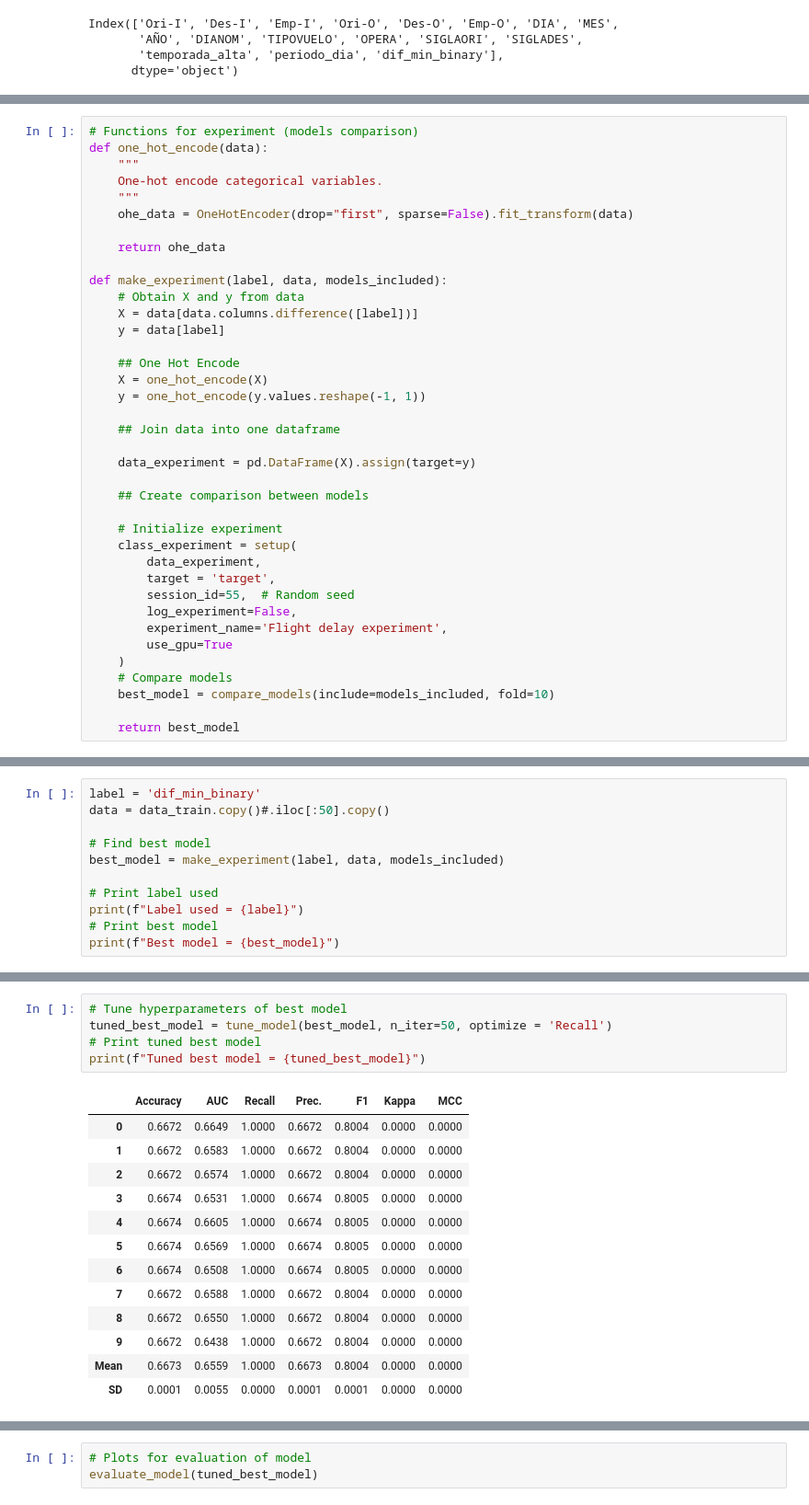
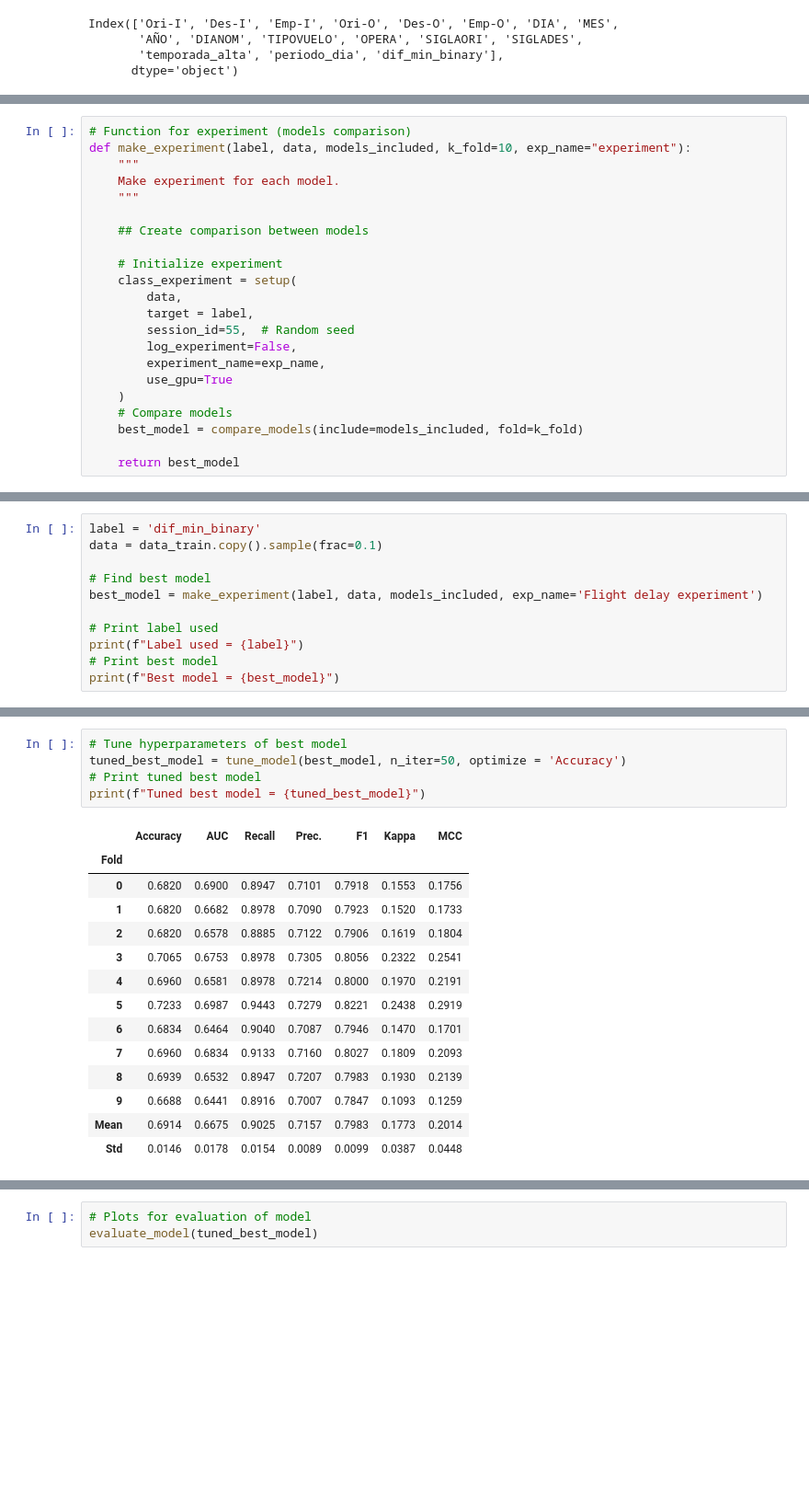
Before and after one commit to XxZeroGravityxX/Flight_delay_study, a Jupyter notebook: solution.ipynb, the cells around one changed output, grey strips where cells are left out. Shown: that part at 92% size. Drawn from its saved outputs; the diff is of its cells as text; blank space fills up the shorter version.

Commit message:
feat: Change data to train (fraction of data) and model used. Add some detailed information too.

```diff
--- a/solution.ipynb
+++ b/solution.ipynb
@@ -485,38 +491,22 @@ Index(['Ori-I', 'Des-I', 'Emp-I', 'Ori-O', 'Des-O', 'Emp-O', 'DIA', 'MES',
 # %%
-# Functions for experiment (models comparison)
-def one_hot_encode(data):
+# Function for experiment (models comparison)
+def make_experiment(label, data, models_included, k_fold=10, exp_name="experiment"):
     """
-    One-hot encode categorical variables.
+    Make experiment for each model.
     """
-    ohe_data = OneHotEncoder(drop="first", sparse=False).fit_transform(data)
-
-    return ohe_data
-
-def make_experiment(label, data, models_included):
-    # Obtain X and y from data
-    X = data[data.columns.difference([label])]
-    y = data[label]
-
-    ## One Hot Encode
-    X = one_hot_encode(X)
-    y = one_hot_encode(y.values.reshape(-1, 1))
-
-    ## Join data into one dataframe
-
-    data_experiment = pd.DataFrame(X).assign(target=y)
 
     ## Create comparison between models
 
     # Initialize experiment
     class_experiment = setup(
-        data_experiment,
-        target = 'target',
+        data,
+        target = label,
         session_id=55,  # Random seed
         log_experiment=False,
-        experiment_name='Flight delay experiment',
+        experiment_name=exp_name,
         use_gpu=True
     )
     # Compare models
-    best_model = compare_models(include=models_included, fold=10)
+    best_model = compare_models(include=models_included, fold=k_fold)
 
     return best_model
@@ -541,9 +534,9 @@ models_included = [
 # %%
 label = 'dif_min_binary'
-data = data_train.copy()#.iloc[:50].copy()
+data = data_train.copy().sample(frac=0.1)
 
 # Find best model
-best_model = make_experiment(label, data, models_included)
+best_model = make_experiment(label, data, models_included, exp_name='Flight delay experiment')
 
 # Print label used
 print(f"Label used = {label}")
@@ -570,20 +567,21 @@ Best model = GradientBoostingClassifier(ccp_alpha=0.0, criterion='friedman_mse',
 # %%
 # Tune hyperparameters of best model
-tuned_best_model = tune_model(best_model, n_iter=50, optimize = 'Recall')
+tuned_best_model = tune_model(best_model, n_iter=50, optimize = 'Accuracy')
 # Print tuned best model
 print(f"Tuned best model = {tuned_best_model}")
 # %% [output]
 |  | Accuracy | AUC | Recall | Prec. | F1 | Kappa | MCC |
-| 0 | 0.6672 | 0.6649 | 1.0000 | 0.6672 | 0.8004 | 0.0000 | 0.0000 |
-| 1 | 0.6672 | 0.6583 | 1.0000 | 0.6672 | 0.8004 | 0.0000 | 0.0000 |
-| 2 | 0.6672 | 0.6574 | 1.0000 | 0.6672 | 0.8004 | 0.0000 | 0.0000 |
-| 3 | 0.6674 | 0.6531 | 1.0000 | 0.6674 | 0.8005 | 0.0000 | 0.0000 |
-| 4 | 0.6674 | 0.6605 | 1.0000 | 0.6674 | 0.8005 | 0.0000 | 0.0000 |
-| 5 | 0.6674 | 0.6569 | 1.0000 | 0.6674 | 0.8005 | 0.0000 | 0.0000 |
-| 6 | 0.6674 | 0.6508 | 1.0000 | 0.6674 | 0.8005 | 0.0000 | 0.0000 |
-| 7 | 0.6672 | 0.6588 | 1.0000 | 0.6672 | 0.8004 | 0.0000 | 0.0000 |
-| 8 | 0.6672 | 0.6550 | 1.0000 | 0.6672 | 0.8004 | 0.0000 | 0.0000 |
-| 9 | 0.6672 | 0.6438 | 1.0000 | 0.6672 | 0.8004 | 0.0000 | 0.0000 |
-| Mean | 0.6673 | 0.6559 | 1.0000 | 0.6673 | 0.8004 | 0.0000 | 0.0000 |
-| SD | 0.0001 | 0.0055 | 0.0000 | 0.0001 | 0.0001 | 0.0000 | 0.0000 |
+| Fold |  |  |  |  |  |  |  |
+| 0 | 0.6820 | 0.6900 | 0.8947 | 0.7101 | 0.7918 | 0.1553 | 0.1756 |
+| 1 | 0.6820 | 0.6682 | 0.8978 | 0.7090 | 0.7923 | 0.1520 | 0.1733 |
+| 2 | 0.6820 | 0.6578 | 0.8885 | 0.7122 | 0.7906 | 0.1619 | 0.1804 |
+| 3 | 0.7065 | 0.6753 | 0.8978 | 0.7305 | 0.8056 | 0.2322 | 0.2541 |
+| 4 | 0.6960 | 0.6581 | 0.8978 | 0.7214 | 0.8000 | 0.1970 | 0.2191 |
+| 5 | 0.7233 | 0.6987 | 0.9443 | 0.7279 | 0.8221 | 0.2438 | 0.2919 |
+| 6 | 0.6834 | 0.6464 | 0.9040 | 0.7087 | 0.7946 | 0.1470 | 0.1701 |
+| 7 | 0.6960 | 0.6834 | 0.9133 | 0.7160 | 0.8027 | 0.1809 | 0.2093 |
+| 8 | 0.6939 | 0.6532 | 0.8947 | 0.7207 | 0.7983 | 0.1930 | 0.2139 |
+| 9 | 0.6688 | 0.6441 | 0.8916 | 0.7007 | 0.7847 | 0.1093 | 0.1259 |
+| Mean | 0.6914 | 0.6675 | 0.9025 | 0.7157 | 0.7983 | 0.1773 | 0.2014 |
+| Std | 0.0146 | 0.0178 | 0.0154 | 0.0089 | 0.0099 | 0.0387 | 0.0448 |
 Tuned best model = GradientBoostingClassifier(ccp_alpha=0.0, criterion='friedman_mse', init=None,
```
Also changed, not shown: parts of 12 cells of this notebook, 1 other file.
